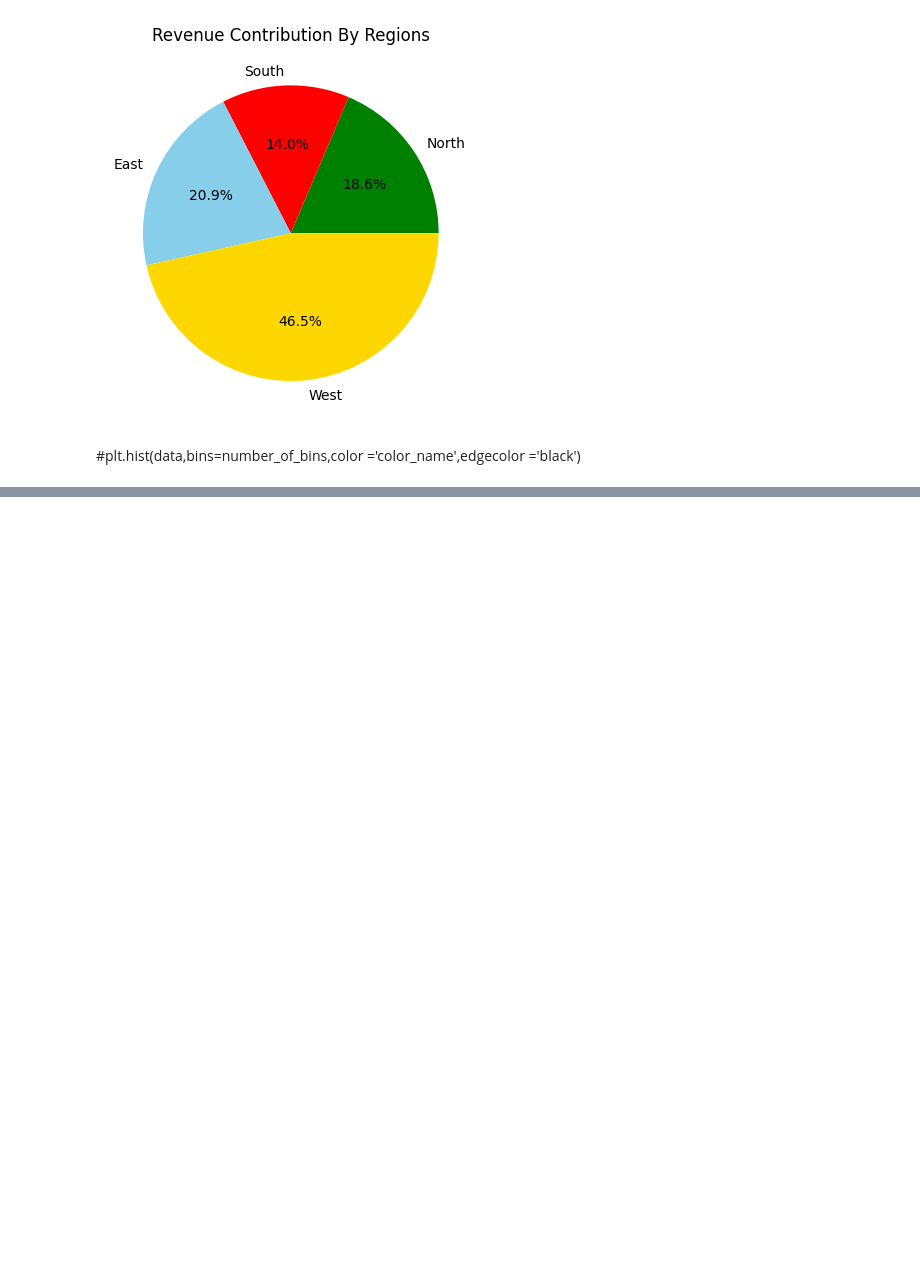
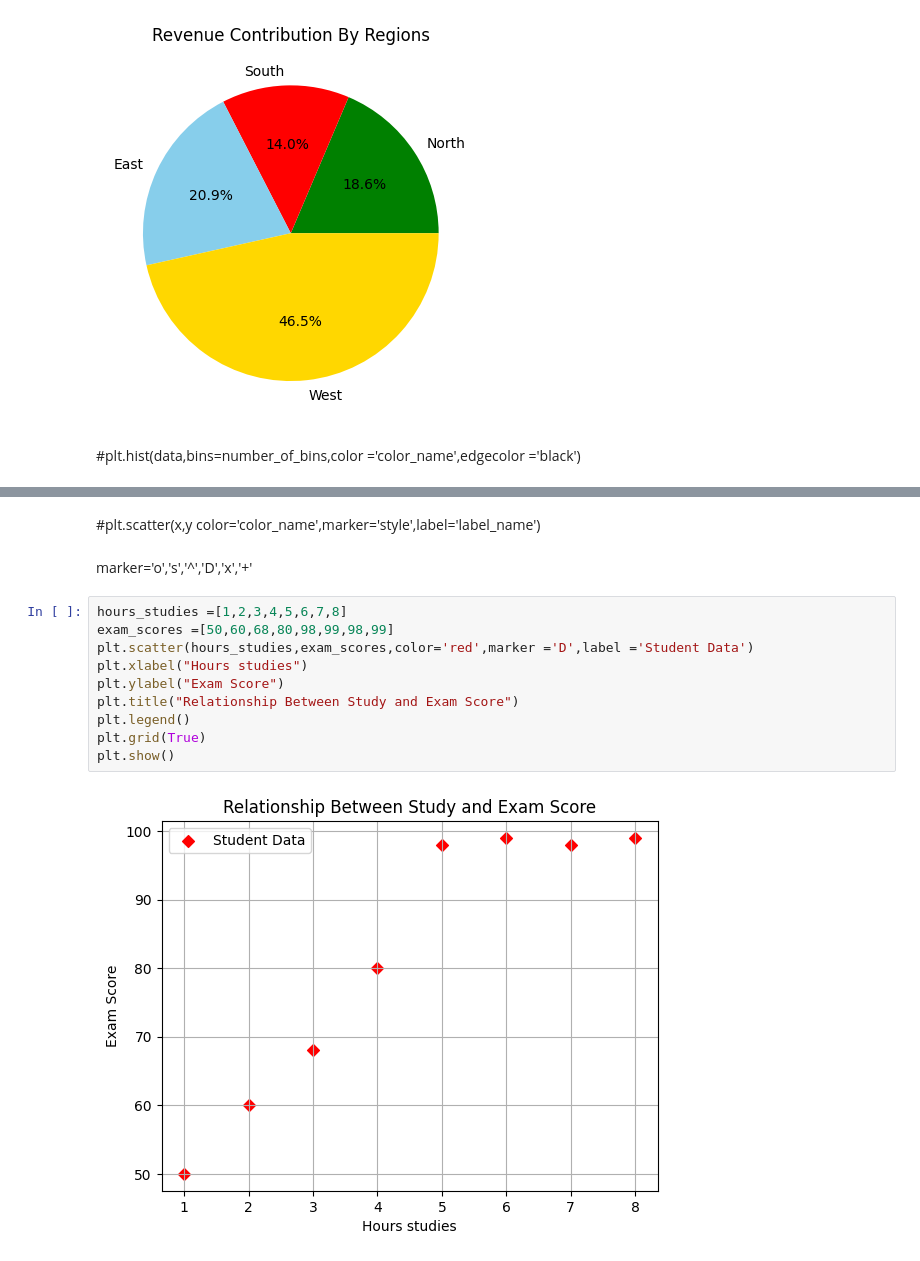
Before and after one commit to chandrahashkumar/OOP, a Jupyter notebook: Matplotlib/01.ipynb, the cells around one changed output, grey strips where cells are left out. Cells and saved outputs as stored; diff of their text form; blank space fills up the shorter version.

Commit message:
scatter plot

```diff
--- a/Matplotlib/01.ipynb
+++ b/Matplotlib/01.ipynb
@@ -83,3 +82,19 @@ plt.title("Score Distribution of Students")
 plt.show()
 # %% [output]
 [figure]
+# %% [markdown]
+#plt.scatter(x,y color='color_name',marker='style',label='label_name')
+# %% [markdown]
+marker='o','s','^','D','x','+'
+# %%
+hours_studies =[1,2,3,4,5,6,7,8]
+exam_scores =[50,60,68,80,98,99,98,99]
+plt.scatter(hours_studies,exam_scores,color='red',marker ='D',label ='Student Data')
+plt.xlabel("Hours studies")
+plt.ylabel("Exam Score")
+plt.title("Relationship Between Study and Exam Score")
+plt.legend()
+plt.grid(True)
+plt.show()
+# %% [output]
+[figure, added]
```
Also changed, not shown: parts of 2 cells of this notebook.
